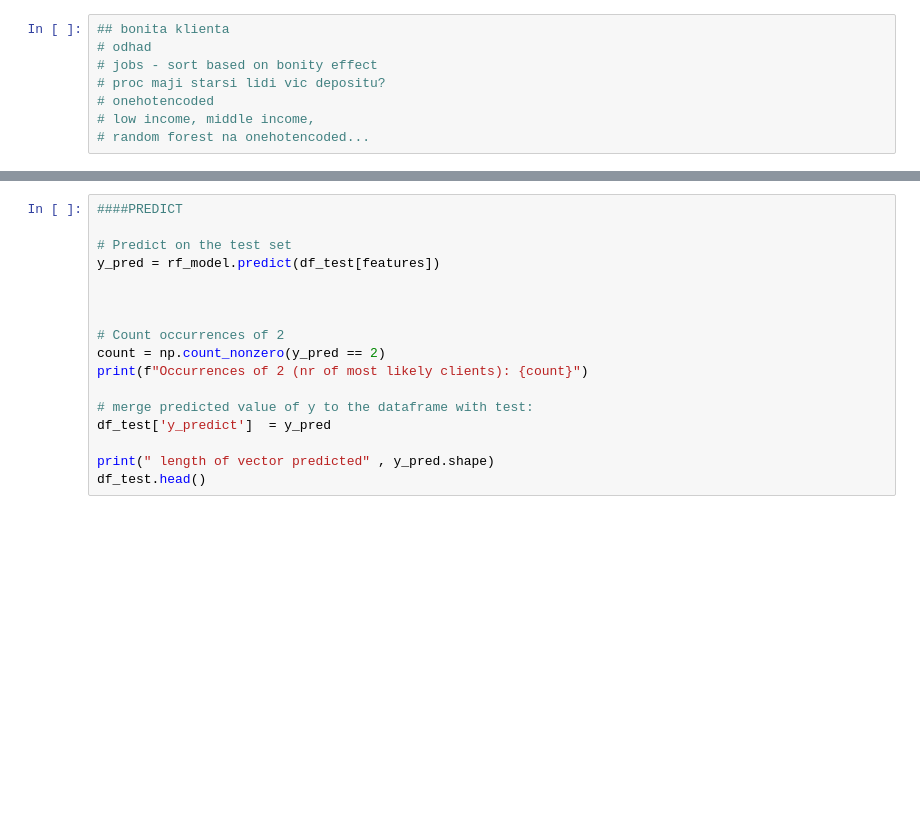
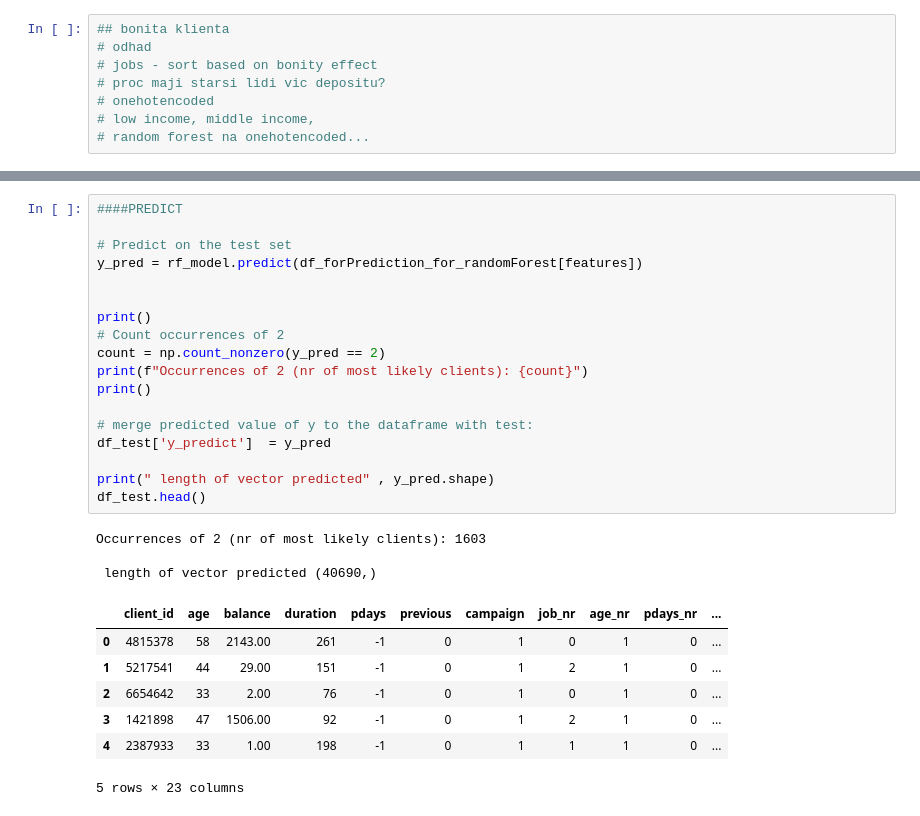
Before and after one commit to evakaldy/Bootcamp_Final_Project, a Jupyter notebook: explore_database.ipynb, the cells around one changed output, grey strips where cells are left out. Cells and saved outputs as stored; diff of their text form; blank space fills up the shorter version.

```diff
--- a/explore_database.ipynb
+++ b/explore_database.ipynb
@@ -672,17 +714,29 @@ for i, feature in enumerate(features):
 # %%
 ####PREDICT
 
 # Predict on the test set
-y_pred = rf_model.predict(df_test[features])
+y_pred = rf_model.predict(df_forPrediction_for_randomForest[features])
 
 
-
+print()
 # Count occurrences of 2
 count = np.count_nonzero(y_pred == 2)
 print(f"Occurrences of 2 (nr of most likely clients): {count}")
+print()
 
 # merge predicted value of y to the dataframe with test:
 df_test['y_predict']  = y_pred
 
 print(" length of vector predicted" , y_pred.shape)
 df_test.head()
+# %% [output]
+Occurrences of 2 (nr of most likely clients): 1603
+
+ length of vector predicted (40690,)
+|  | client_id | age | balance | duration | pdays | previous | campaign | job_nr | age_nr | pdays_nr | ... |
+| 0 | 4815378 | 58 | 2143.00 | 261 | -1 | 0 | 1 | 0 | 1 | 0 | ... |
+| 1 | 5217541 | 44 | 29.00 | 151 | -1 | 0 | 1 | 2 | 1 | 0 | ... |
+| 2 | 6654642 | 33 | 2.00 | 76 | -1 | 0 | 1 | 0 | 1 | 0 | ... |
+| 3 | 1421898 | 47 | 1506.00 | 92 | -1 | 0 | 1 | 2 | 1 | 0 | ... |
+| 4 | 2387933 | 33 | 1.00 | 198 | -1 | 0 | 1 | 1 | 1 | 0 | ... |
+5 rows × 23 columns
```
Also changed, not shown: parts of 8 cells of this notebook.
